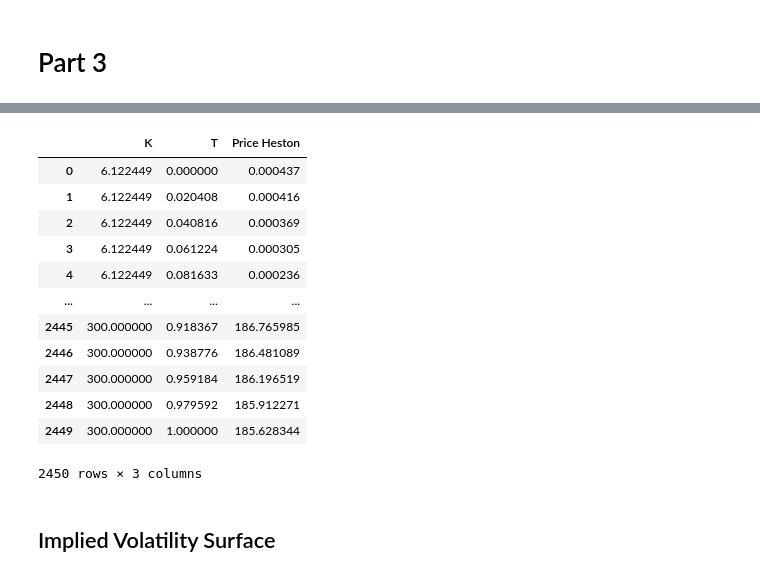
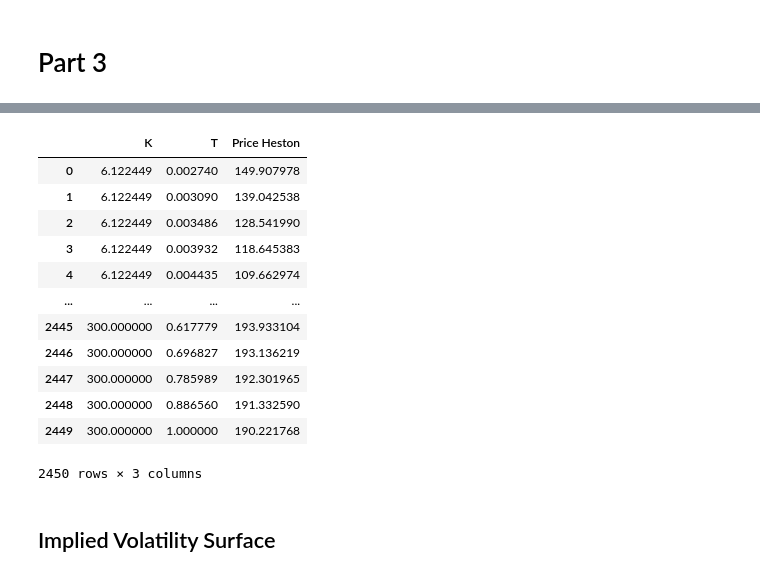
Before and after one commit to ithakis/Pricing-Options-with-Black-Scholes, a Jupyter notebook: Pricing Options with Fourier.ipynb, the cells around one changed output, grey strips where cells are left out. Drawn from its saved outputs; the diff is of its cells as text; code cells hidden in the pictures.

```diff
--- a/Pricing Options with Fourier.ipynb
+++ b/Pricing Options with Fourier.ipynb
@@ -620,7 +633,7 @@ plt.show()
 S0_A    = np.array([100])
 K_A     = np.linspace(0,    500,    25)
 # K_A    = np.array([100])
-T_A     = np.linspace(0,    5,     20)
+T_A     = np.logspace(np.log10(1/365), np.log10(2),     25)
 r_A     = np.linspace(-.03, 0.20,   25)
 # r_A    = np.array([.05])
 sigma_A = np.linspace(.05,  1,      25)
@@ -630,7 +643,7 @@ grid = np.stack(np.meshgrid(S0_A, K_A, T_A, r_A, sigma_A), axis=-1).reshape(-1,
 results = {'S0': [], 'K': [], 'T': [], 'r': [], 'sigma': [], 'Fourier Series': [], 'Analytical': []}
 for S0, K, T, r, sigma in tqdm(grid):
     results['S0'].append(S0) ; results['K'].append(K) ; results['T'].append(T) ; results['r'].append(r) ; results['sigma'].append(sigma)
-    results['Fourier Series'].append( Fourier_BS_Put(S0=S0, K=K, T=T, sigma=sigma, r=r, N=64) )
+    results['Fourier Series'].append( Fourier_BS_Put(S0=S0, K=K, T=T, sigma=sigma, r=r, N=256) )
     results['Analytical'].append( bs_put(S0=S0, K=K, T=T, sigma=sigma, r=r) )
 
 results_df = pd.DataFrame.from_dict(results)
@@ -681,34 +714,0 @@ $$\begin{align*}
-# %%
-def Fourier_Heston_Put(S0, K, T, r,
-                    # Heston Model Paramters
-                    kappa, # Speed of the mean reversion
-                    theta, # Long term mean
-                    rho,   # correlation between 2 random variables
-                    zeta,  # Volatility of volatility
-                    v0,    # Initial volatility
-                    N):
-
-    _sigma, _T = max(.1, sqrt(v0)), max(1, T)
-    a = log(S0) + r * _T - 12 * _sigma * np.sqrt(_T) # Upper limit -12 std from the expected value
-    b = log(S0) + r * _T + 12 * _sigma * np.sqrt(_T) # Lower limit -12 std from the expected value
-
-    h       = lambda n : (n*pi) / (b-a)
-    g       = lambda n : (exp(a) - (K/h(n))*sin(h(n)*(a - log(K))) - K*cos(h(n)*(a - log(K)))) / (1 + h(n)**2)
-    g0      = K*(log(K) - a - 1) + exp(a)
-
-    def heston_char(u, kappa, theta, rho, zeta, v0):
-        div = 0
-        d = sqrt((rho*zeta*1j*u - kappa)**2 + zeta**2*(1j*u + u**2))
-        c = (kappa - rho*zeta*1j*u - d)/(kappa - rho*zeta*1j*u + d)
-        beta = ( (kappa - rho*zeta*1j*u -d)*(1 - exp(-d*T)) )/(zeta**2*(1-c*exp(-d*T)))
-        alpha = (kappa*theta)/zeta**2 *((kappa - rho*zeta*1j - div)*T - 2*log((1-c*exp(-div*T))/(1-c)))
-        m  = log(S0) + (r-div)*T
-        return exp(1j*u*m + alpha * beta*v0)
-
-    F = g0
-    for n in range(1, N+1):
-        h_n = h(n)
-        F += 2*heston_char(h_n, kappa, theta, rho, zeta, v0) * exp(-1j*a*h_n) * g(n)
-
-    F = exp((-r*T))/(b-a) * np.real(F)
-    return F
@@ -725,7 +791,8 @@ args = {
 'rho' : -0.5711,    # correlation between variance and stock process
 'v0' : 0.1,         # initial variance
 
-'N' : 96
+'N' : 96,
+'opt_type' : 'p'
 }
 
 Ns = [8, 16,32, 64, 256]
@@ -734,6 +801,8 @@ df = {'N' : Ns, 'avg_residuals' : [], 'Ex. Time' : []}
 Ks = np.linspace(0,300, 50)[1:]
 Ts = np.array([1/12, 2/12, 3/12, 4/12, 6/12, 1, 2, 3, 5, 7, 10, 20, 30])
 Ts = np.linspace(0,1, 50)
+Ts = np.logspace(np.log10(1/365),np.log10(1), 50)
+Ts
 
 results     = {
         'K'                 : [],
@@ -750,23 +819,23 @@ for K in tqdm(Ks):
 # %%
 results2 = pd.DataFrame(results)
 results2
 
-fig = px.scatter_3d(results2, x='T', y='K', z='Price Heston', width=800, height=800)
+fig = px.scatter_3d(results2, x='T', y='K', z='Price Heston', width=800, height=800, color='Price Heston')
 fig.show()
 results2
 # %% [output]
 |  | K | T | Price Heston |
-| 0 | 6.122449 | 0.000000 | 0.000437 |
-| 1 | 6.122449 | 0.020408 | 0.000416 |
-| 2 | 6.122449 | 0.040816 | 0.000369 |
-| 3 | 6.122449 | 0.061224 | 0.000305 |
-| 4 | 6.122449 | 0.081633 | 0.000236 |
+| 0 | 6.122449 | 0.002740 | 149.907978 |
+| 1 | 6.122449 | 0.003090 | 139.042538 |
+| 2 | 6.122449 | 0.003486 | 128.541990 |
+| 3 | 6.122449 | 0.003932 | 118.645383 |
+| 4 | 6.122449 | 0.004435 | 109.662974 |
 | ... | ... | ... | ... |
-| 2445 | 300.000000 | 0.918367 | 186.765985 |
-| 2446 | 300.000000 | 0.938776 | 186.481089 |
-| 2447 | 300.000000 | 0.959184 | 186.196519 |
-| 2448 | 300.000000 | 0.979592 | 185.912271 |
-| 2449 | 300.000000 | 1.000000 | 185.628344 |
+| 2445 | 300.000000 | 0.617779 | 193.933104 |
+| 2446 | 300.000000 | 0.696827 | 193.136219 |
+| 2447 | 300.000000 | 0.785989 | 192.301965 |
+| 2448 | 300.000000 | 0.886560 | 191.332590 |
+| 2449 | 300.000000 | 1.000000 | 190.221768 |
 2450 rows × 3 columns
 # %% [markdown]
 ## Implied Volatility Surface
```
Also changed, not shown: parts of 15 cells of this notebook, 7 other files.
